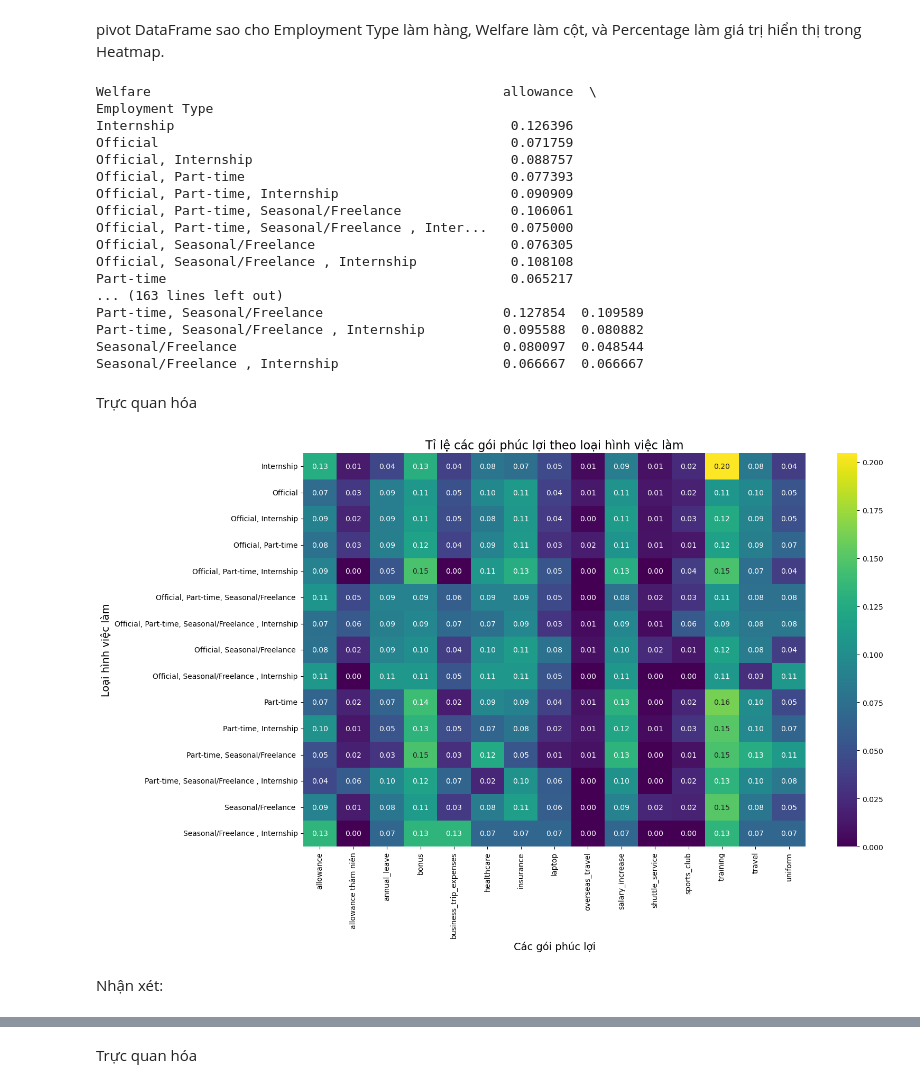
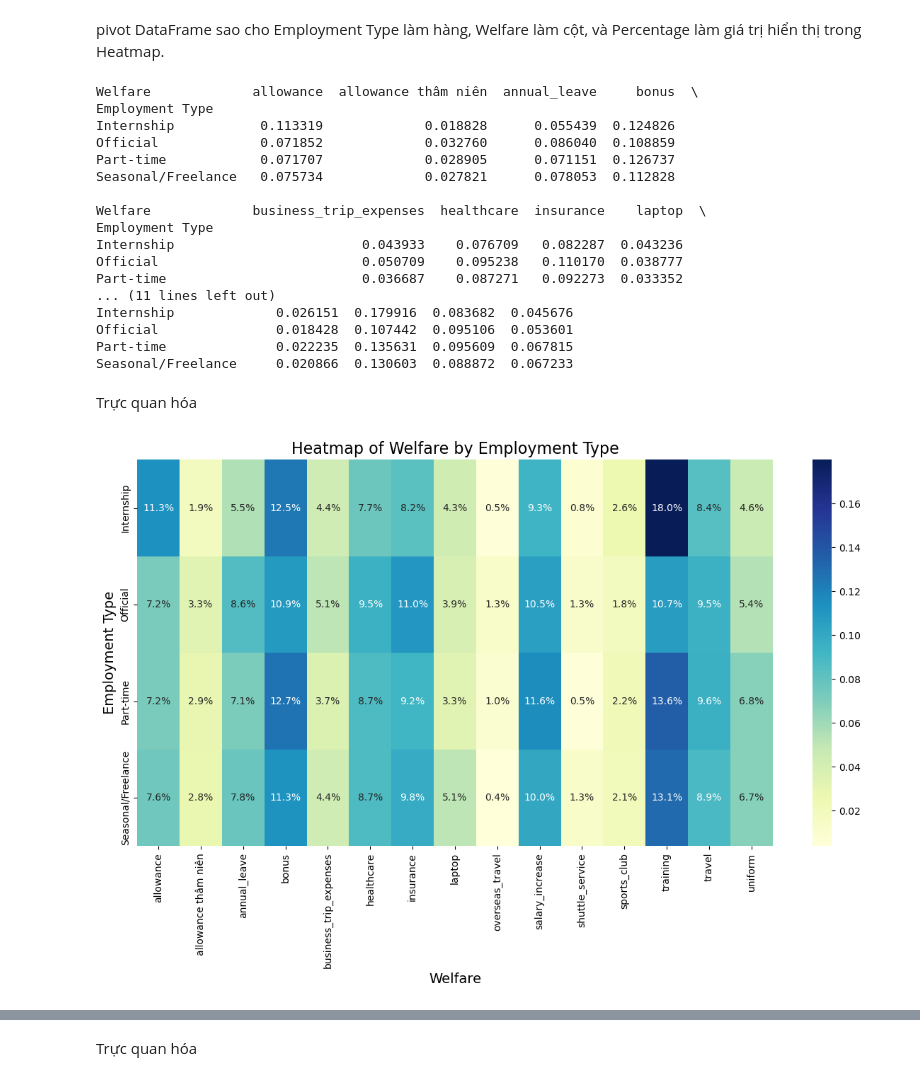
Before and after one commit to Dzivilord/carrerModeling, a Jupyter notebook: ExploringData/VisualizationData.ipynb, the cells around one changed output, grey strips where cells are left out. Cells and saved outputs as stored; diff of their text form; code cells hidden in the pictures.

```diff
--- a/ExploringData/VisualizationData.ipynb
+++ b/ExploringData/VisualizationData.ipynb
@@ -33,7 +33,7 @@ import csv
 from sklearn.linear_model import LinearRegression
 # %%
 # Đọc file csv
-df = pd.read_csv('data_for_visual.csv')
+df = pd.read_csv('../dataset/data_for_visual.csv')
 df.head()
 # %% [output]
 |  | Job Name | Job Link | Location | Update Date | Deadline | Experience | Job Level | Industry | Employment Type | ... |
@@ -777,3 +778,0 @@ Số Lượng vị trí tuyển dụng trong 3 tháng cuối năm 2024 có xu h
-# %%
-# Thời gian tuyển dụng
-df['Recruitment Duration'] = df['Deadline_day'] - df['Update Date_day']
@@ -939,10 +971,22 @@ Liệu phụ thuộc vào từng loại hình công việc mà các gói phúc l
 # %%
+# Hàm tách các loại hình công việc trong chuỗi và trả về một danh sách
+def extract_employtype(text):
+    if pd.isnull(text):
+        return []
+    employtypes = [types.strip() for types in text.split(',')]
+    return employtypes
+
+# Phân tách và explode cột 'Employment Type'
+df_welfare_expanded = df_welfare.copy()
+df_welfare_expanded['Employment Type'] = df_welfare_expanded['Employment Type'].apply(extract_employtype)
+df_welfare_expanded = df_welfare_expanded.explode('Employment Type')
+
 # Tính tần suất các gói phúc lợi theo Employment Type
-welfare_by_employment = df_welfare.groupby(['Employment Type', 'Welfare']).size().reset_index(name='Count')
-print(welfare_by_employment)
+welfare_by_employment = df_welfare_expanded.groupby(['Employment Type', 'Welfare']).size().reset_index(name='Count')
 
 # Tính tần suất và tỉ lệ
 welfare_by_employment['Total'] = welfare_by_employment.groupby('Employment Type')['Count'].transform('sum')
 welfare_by_employment['Percentage'] = welfare_by_employment['Count'] / welfare_by_employment['Total']
+print("\nTần suất và tỉ lệ các gói phúc lợi theo Employment Type:")
 print(welfare_by_employment)
 # %% [output]
@@ -966,8 +1010,12 @@ print(welfare_by_employment)
 # %% [markdown]
 pivot DataFrame sao cho Employment Type làm hàng, Welfare làm cột, và Percentage làm giá trị hiển thị trong Heatmap.
 # %%
-# Pivot dữ liệu để tạo định dạng phù hợp cho Heatmap
-pivot_table = welfare_by_employment.pivot(index='Employment Type', columns='Welfare', values='Percentage')
+pivot_table = welfare_by_employment.pivot_table(
+    index='Employment Type',
+    columns='Welfare',
+    values='Percentage',
+    aggfunc='mean'
+)
 
 # Thay thế NaN bằng 0
 pivot_table = pivot_table.fillna(0)
@@ -975,39 +1023,32 @@ pivot_table = pivot_table.fillna(0)
 # Kiểm tra pivot_table
 print(pivot_table)
 # %% [output]
-Welfare                                             allowance  \
+Welfare             allowance  allowance thâm niên  annual_leave     bonus  \
 Employment Type
-Internship                                           0.126396
-Official                                             0.071759
-Official, Internship                                 0.088757
-Official, Part-time                                  0.077393
-Official, Part-time, Internship                      0.090909
-Official, Part-time, Seasonal/Freelance              0.106061
-Official, Part-time, Seasonal/Freelance , Inter...   0.075000
-Official, Seasonal/Freelance                         0.076305
-Official, Seasonal/Freelance , Internship            0.108108
-Part-time                                            0.065217
-... (163 lines left out)
-Part-time, Seasonal/Freelance                       0.127854  0.109589
-Part-time, Seasonal/Freelance , Internship          0.095588  0.080882
-Seasonal/Freelance                                  0.080097  0.048544
-Seasonal/Freelance , Internship                     0.066667  0.066667
+Internship           0.113319             0.018828      0.055439  0.124826
+Official             0.071852             0.032760      0.086040  0.108859
+Part-time            0.071707             0.028905      0.071151  0.126737
+Seasonal/Freelance   0.075734             0.027821      0.078053  0.112828
+
+Welfare             business_trip_expenses  healthcare  insurance    laptop  \
+Employment Type
+Internship                        0.043933    0.076709   0.082287  0.043236
+Official                          0.050709    0.095238   0.110170  0.038777
+Part-time                         0.036687    0.087271   0.092273  0.033352
+... (11 lines left out)
+Internship             0.026151  0.179916  0.083682  0.045676
+Official               0.018428  0.107442  0.095106  0.053601
+Part-time              0.022235  0.135631  0.095609  0.067815
+Seasonal/Freelance     0.020866  0.130603  0.088872  0.067233
 # %% [markdown]
 Trực quan hóa
 # %%
-plt.figure(figsize=(16, 10))
-sns.heatmap(
-    data=pivot_table,
-    annot=True,
-    fmt=".2f",
-    cmap='viridis'
-)
-plt.title('Tỉ lệ các gói phúc lợi theo loại hình việc làm', fontsize=16)
-plt.xlabel('Các gói phúc lợi', fontsize=14)
-plt.ylabel('Loại hình việc làm', fontsize=14)
+plt.figure(figsize=(12, 8))
+sns.heatmap(pivot_table, annot=True, fmt=".1%", cmap="YlGnBu")
+plt.title('Heatmap of Welfare by Employment Type', fontsize=16)
+plt.xlabel('Welfare', fontsize=14)
+plt.ylabel('Employment Type', fontsize=14)
 plt.tight_layout()
 plt.show()
 # %% [output]
-[figure, old version]
+[figure, new version]
-# %% [markdown]
-Nhận xét:
```
Also changed, not shown: parts of 44 cells of this notebook, 3 other files.
